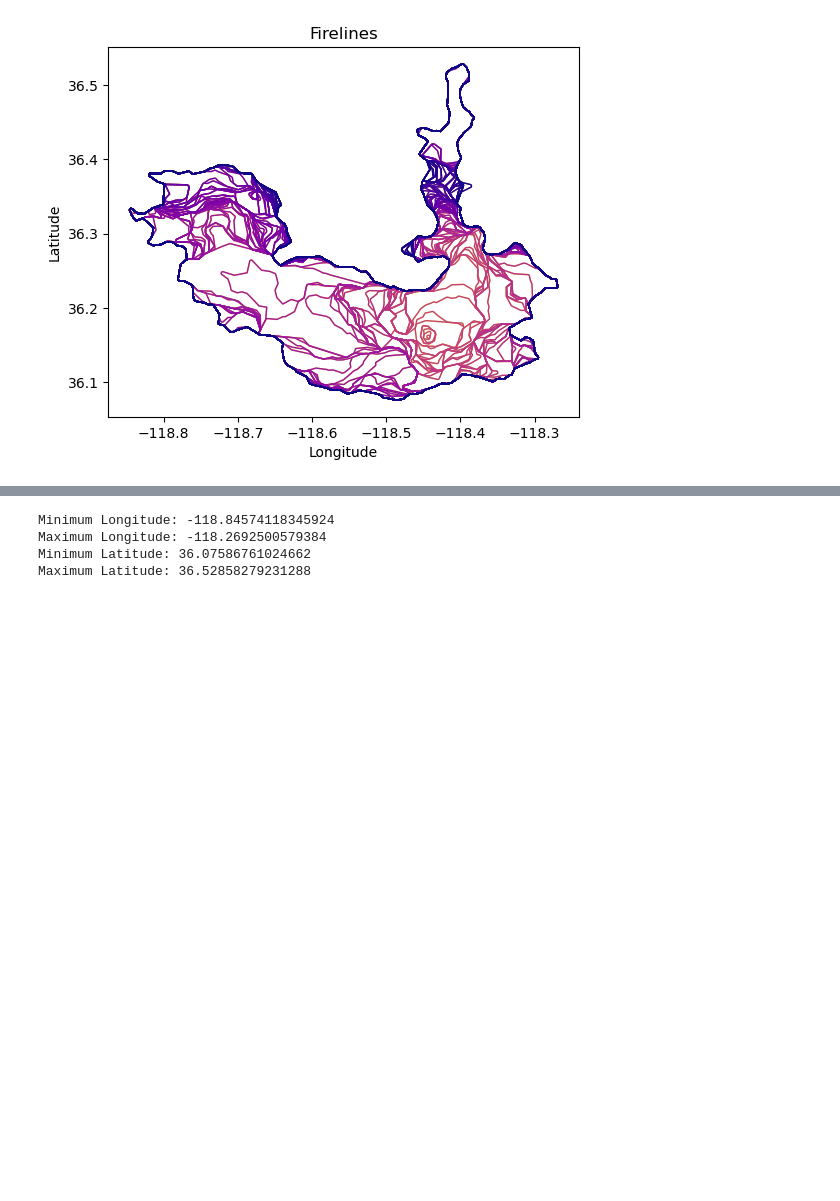
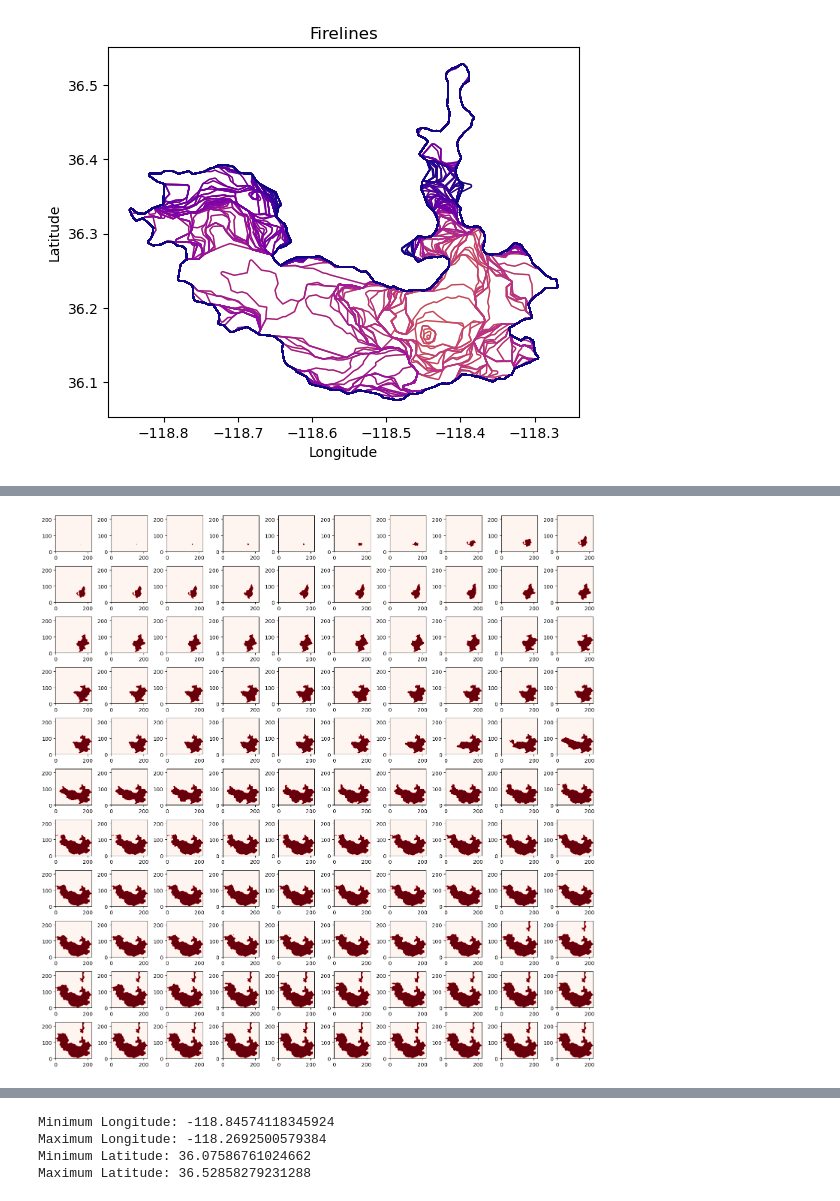
Before and after one commit to Jared-Mac/firegen, a Jupyter notebook: explore_dataset.ipynb, the cells around one changed output, grey strips where cells are left out. Saved outputs shown, nothing was run; the diff lists cells and outputs as text; code cells hidden in the pictures; blank space fills up the shorter version.

```diff
--- a/explore_dataset.ipynb
+++ b/explore_dataset.ipynb
@@ -95,0 +159,21 @@ plt.show()
+# %%
+def plot_selected_images(images_list):
+
+    # Define the grid size for 20 images (e.g., 5x4)
+    rows = 11
+    cols = 10
+
+    # Create a figure and a grid of subplots
+    fig, axes = plt.subplots(rows, cols, figsize=(15, 15))
+
+    # Iterate over the images and the axes to plot each image
+    for ax, img in zip(axes.flatten(), images_list):
+        ax.imshow(img,origin='lower', cmap='Reds')
+        # ax.axis('off')  # Hide the axes
+
+    plt.tight_layout()
+    plt.show()
+
+plot_selected_images(frames)
+# %% [output]
+[figure, added]
```
Also changed, not shown: parts of 8 cells of this notebook, 1 other file.
